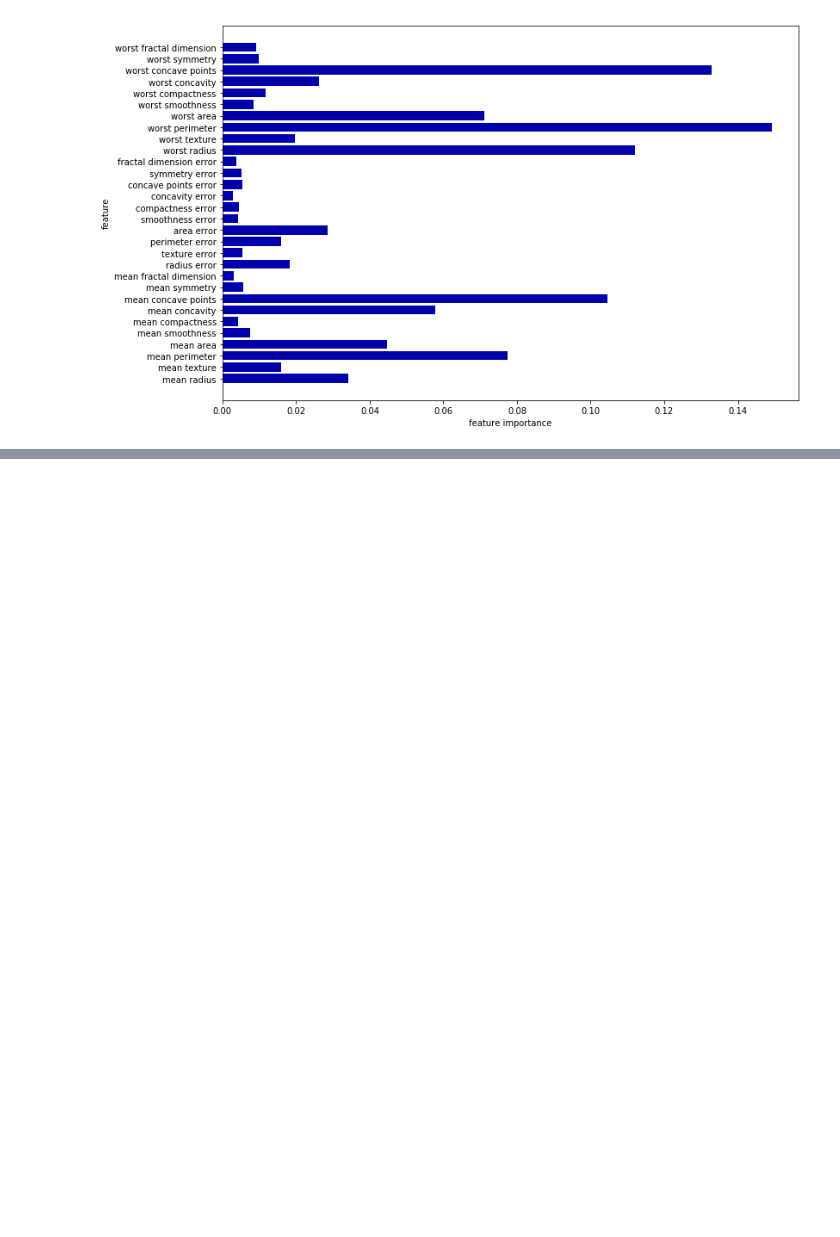
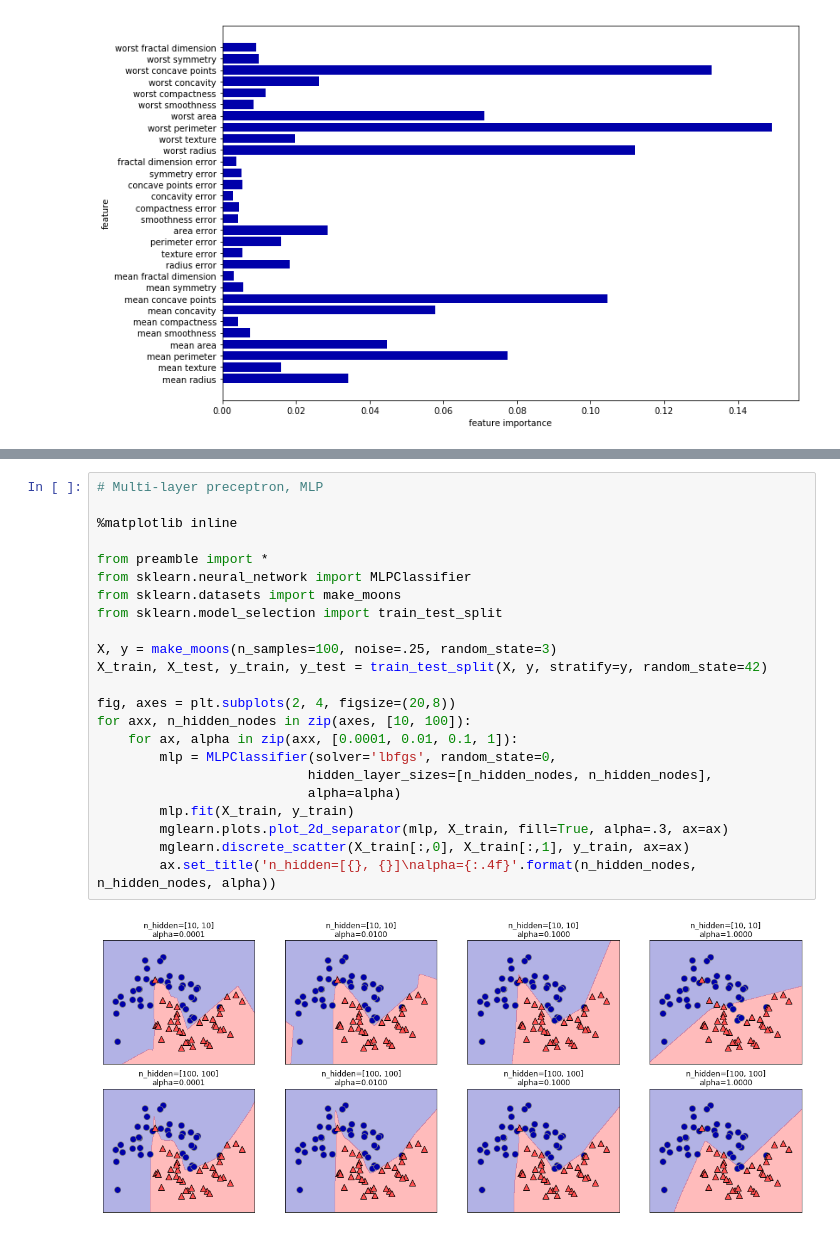
Before and after one commit to iminsh/myRepo, a Jupyter notebook: jupyter/ch2.ipynb, the cells around one changed output, grey strips where cells are left out. Saved outputs shown, nothing was run; the diff lists cells and outputs as text; blank space fills up the shorter version.

```diff
--- a/jupyter/ch2.ipynb
+++ b/jupyter/ch2.ipynb
@@ -467,0 +570,25 @@ Accuracy on test set: 0.958
+# %%
+# Multi-layer preceptron, MLP
+
+%matplotlib inline
+
+from preamble import *
+from sklearn.neural_network import MLPClassifier
+from sklearn.datasets import make_moons
+from sklearn.model_selection import train_test_split
+
+X, y = make_moons(n_samples=100, noise=.25, random_state=3)
+X_train, X_test, y_train, y_test = train_test_split(X, y, stratify=y, random_state=42)
+
+fig, axes = plt.subplots(2, 4, figsize=(20,8))
+for axx, n_hidden_nodes in zip(axes, [10, 100]):
+    for ax, alpha in zip(axx, [0.0001, 0.01, 0.1, 1]):
+        mlp = MLPClassifier(solver='lbfgs', random_state=0,
+                           hidden_layer_sizes=[n_hidden_nodes, n_hidden_nodes],
+                           alpha=alpha)
+        mlp.fit(X_train, y_train)
+        mglearn.plots.plot_2d_separator(mlp, X_train, fill=True, alpha=.3, ax=ax)
+        mglearn.discrete_scatter(X_train[:,0], X_train[:,1], y_train, ax=ax)
+        ax.set_title('n_hidden=[{}, {}]\nalpha={:.4f}'.format(n_hidden_nodes, n_hidden_nodes, alpha))
+# %% [output]
+[figure, added]
```
Also changed, not shown: parts of 2 cells of this notebook.
